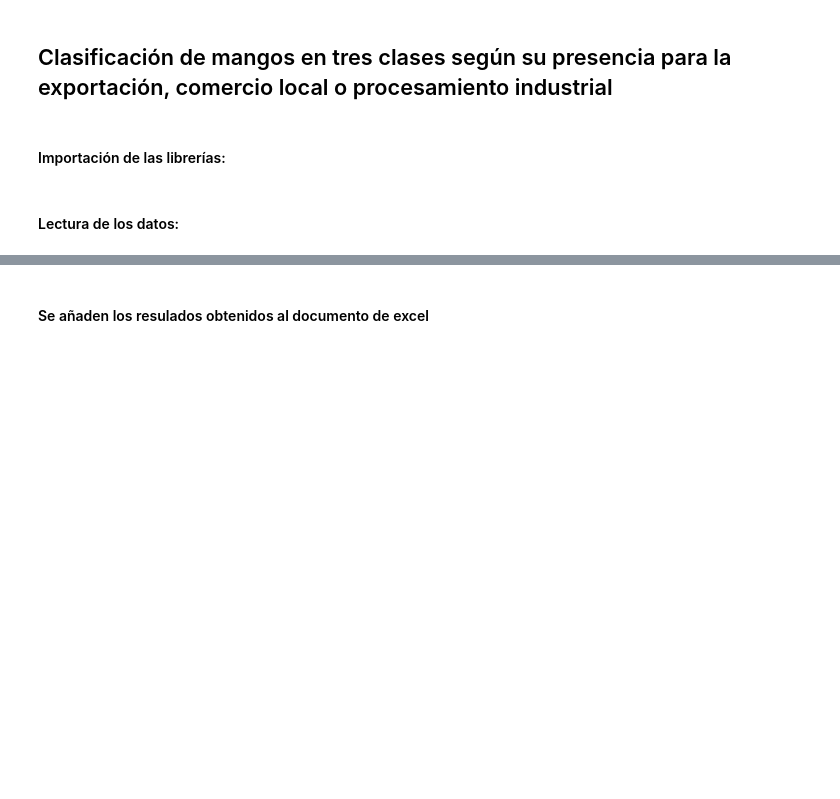
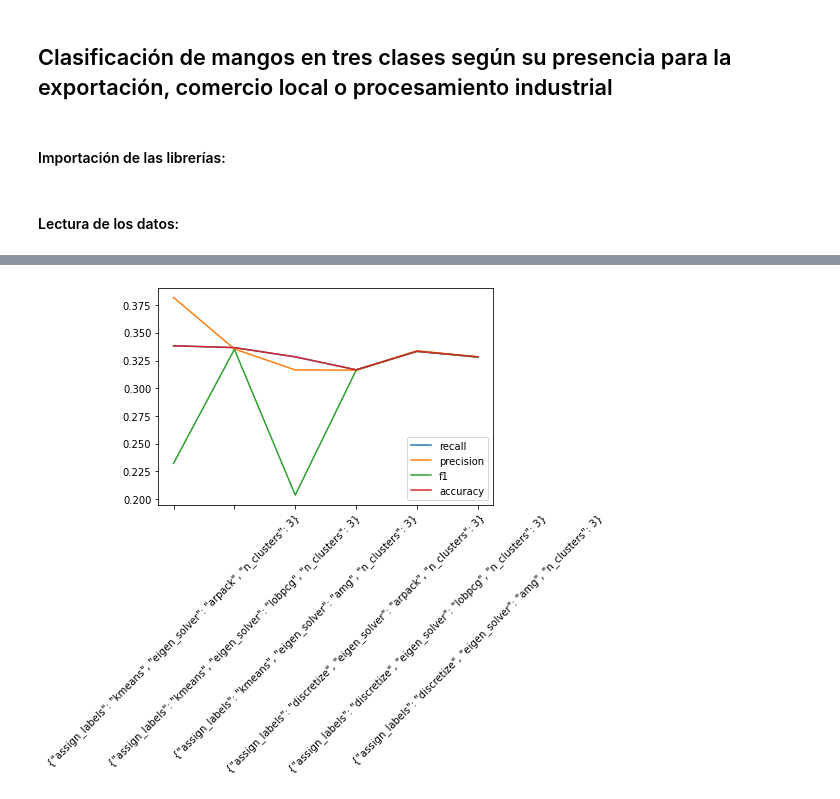
Before and after one commit to vidaldani/MangoGrading, a Jupyter notebook: Clustering.ipynb, the cells around one changed output, grey strips where cells are left out. Cells and saved outputs as stored; diff of their text form; code cells hidden in the pictures; blank space fills up the shorter version.

```diff
--- a/Clustering.ipynb
+++ b/Clustering.ipynb
@@ -214,16 +151,0 @@ disp.plot()
-# %% [markdown]
-#### Se añaden los resulados obtenidos al documento de excel
-# %%
-eval_time = round((toc-tic), 2)
-test_data = {'base model':model_name,
-        'algorithm': cluster_method,
-        'accuracy': accuracy,
-        'eval time': eval_time,
-        'multiprocess': multiprocess
-        }
-
-now = datetime.now() # current date and time
-time_ = {now.strftime("%d/%m/%Y %H:%M:%S")}
-df = pd.DataFrame(test_data, index = time_)
-excel_name = "./informe/tables/Clustering.xlsx"
-append_data_to_excel(excel_name, df)
@@ -229,0 +269,13 @@ append_data_to_excel(excel_name, df)
+# %%
+labels = []
+for param in params:
+    labels.append(json.dumps(param))
+plt.plot(labels, data_recall, label = "recall",)
+plt.plot(labels, data_precision, label = "precision")
+plt.plot(labels, data_f1, label = "f1")
+plt.plot(labels, data_accuracy, label = "accuracy")
+plt.xticks(rotation=45)
+plt.legend()
+plt.show()
+# %% [output]
+[figure, added]
```
Also changed, not shown: parts of 6 cells of this notebook, 9 other files.
